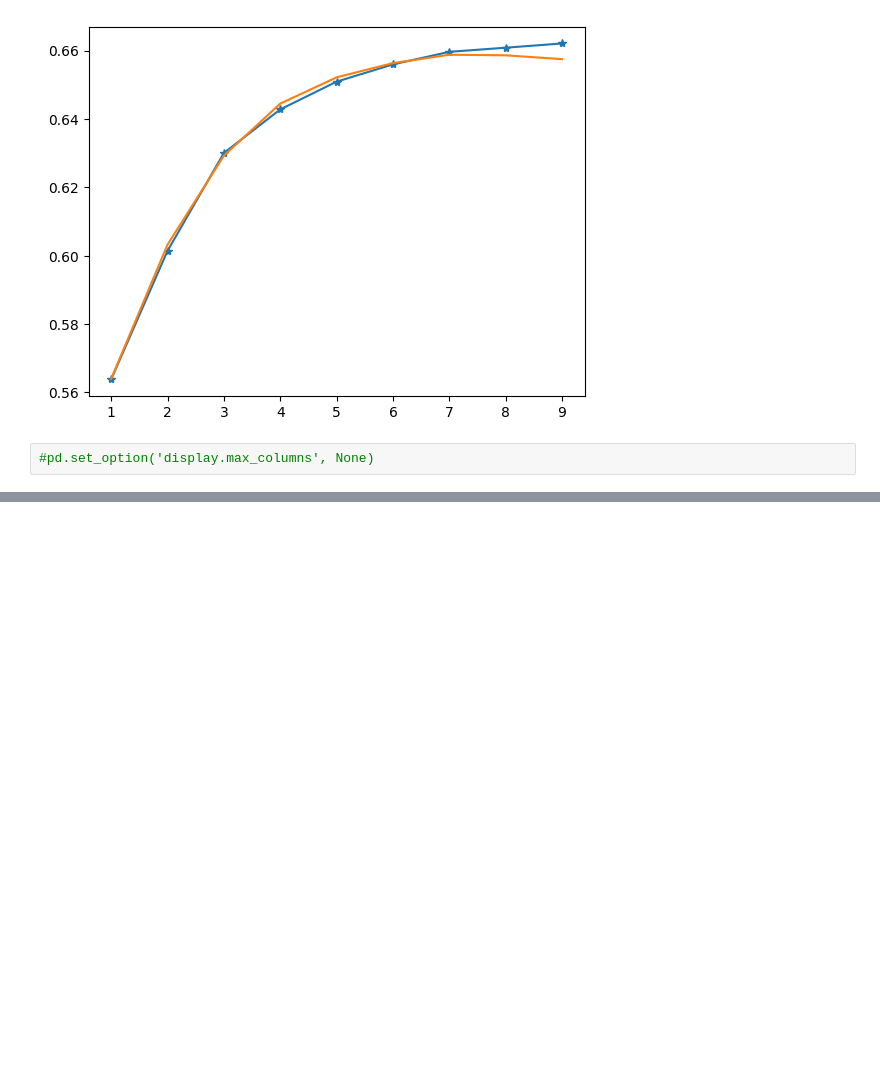
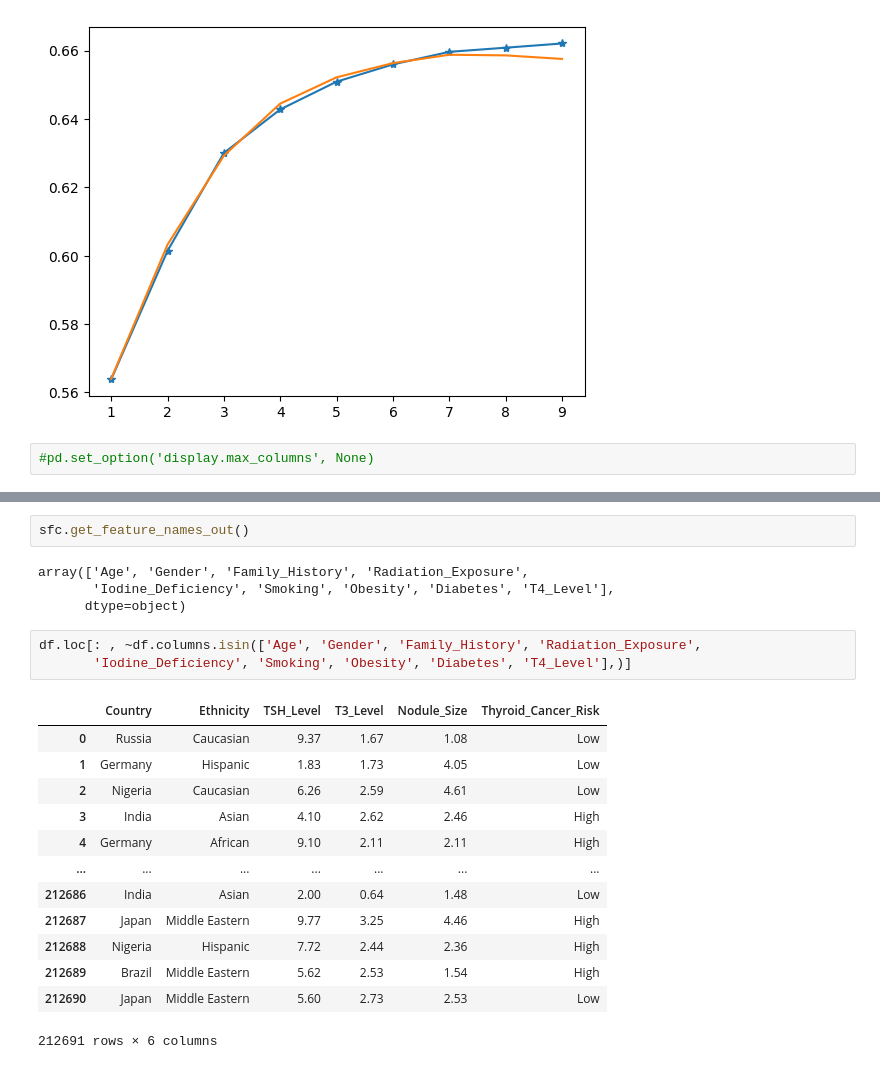
Before and after one commit to deepkothari12/Cancer_Prediction, a Jupyter notebook: main.ipynb, the cells around one changed output, grey strips where cells are left out. Drawn from its saved outputs; the diff is of its cells as text; blank space fills up the shorter version.

```diff
--- a/main.ipynb
+++ b/main.ipynb
@@ -766,0 +842,23 @@ array(['High'], dtype=object)
+# %%
+sfc.get_feature_names_out()
+# %% [output]
+array(['Age', 'Gender', 'Family_History', 'Radiation_Exposure',
+       'Iodine_Deficiency', 'Smoking', 'Obesity', 'Diabetes', 'T4_Level'],
+      dtype=object)
+# %%
+df.loc[: , ~df.columns.isin(['Age', 'Gender', 'Family_History', 'Radiation_Exposure',
+       'Iodine_Deficiency', 'Smoking', 'Obesity', 'Diabetes', 'T4_Level'],)]
+# %% [output]
+|  | Country | Ethnicity | TSH_Level | T3_Level | Nodule_Size | Thyroid_Cancer_Risk |
+| 0 | Russia | Caucasian | 9.37 | 1.67 | 1.08 | Low |
+| 1 | Germany | Hispanic | 1.83 | 1.73 | 4.05 | Low |
+| 2 | Nigeria | Caucasian | 6.26 | 2.59 | 4.61 | Low |
+| 3 | India | Asian | 4.10 | 2.62 | 2.46 | High |
+| 4 | Germany | African | 9.10 | 2.11 | 2.11 | High |
+| ... | ... | ... | ... | ... | ... | ... |
+| 212686 | India | Asian | 2.00 | 0.64 | 1.48 | Low |
+| 212687 | Japan | Middle Eastern | 9.77 | 3.25 | 4.46 | High |
+| 212688 | Nigeria | Hispanic | 7.72 | 2.44 | 2.36 | High |
+| 212689 | Brazil | Middle Eastern | 5.62 | 2.53 | 1.54 | High |
+| 212690 | Japan | Middle Eastern | 5.60 | 2.73 | 2.53 | Low |
+212691 rows × 6 columns
```
Also changed, not shown: parts of 39 cells of this notebook, 5 other files.
